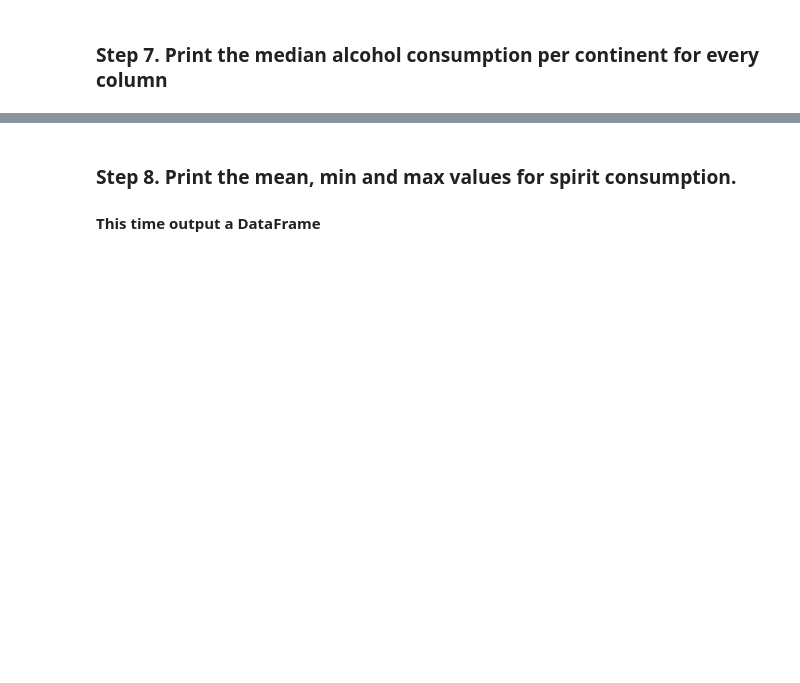
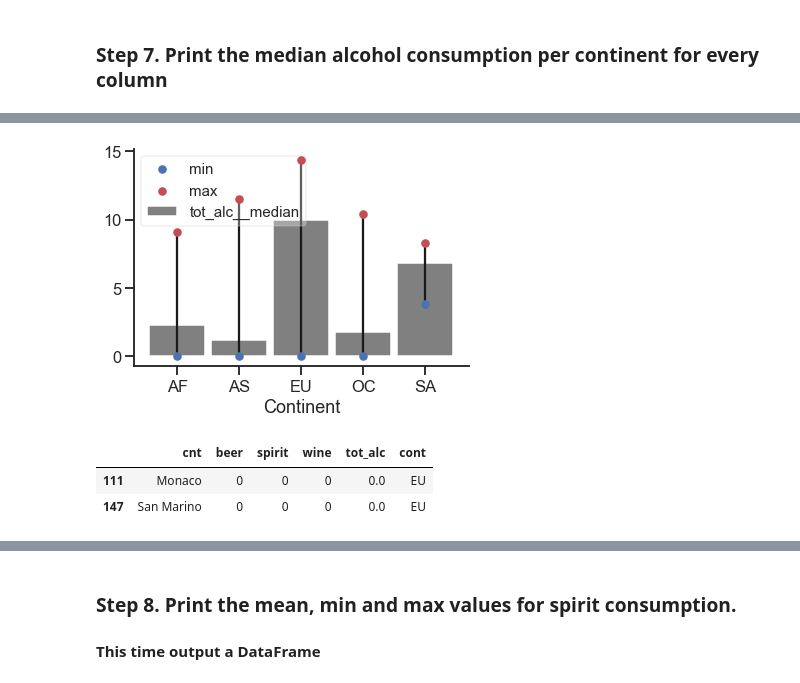
Before and after one commit to SmellyArmure/pandas_exercices_guipsamora, a Jupyter notebook: 03_Grouping/Alcohol_Consumption/Exercise.ipynb, the cells around one changed output, grey strips where cells are left out. Saved outputs shown, nothing was run; the diff lists cells and outputs as text; code cells hidden in the pictures; blank space fills up the shorter version.

```diff
--- a/03_Grouping/Alcohol_Consumption/Exercise.ipynb
+++ b/03_Grouping/Alcohol_Consumption/Exercise.ipynb
@@ -63,0 +86,6 @@ ValueError: Could not interpret input 'continent'
+# %%
+drinks.rename(columns={'country': 'cnt', 'beer_servings': 'beer',
+                       'spirit_servings': 'spirit', 'wine_servings': 'wine',
+                       'total_litres_of_pure_alcohol': 'tot_alc', 'continent': 'cont' },
+             inplace=True)
+drinks.head(2)
@@ -64,2 +96,6 @@ ValueError: Could not interpret input 'continent'
 # %% [markdown]
 ### Step 7. Print the median alcohol consumption per continent for every column
+# %%
+agg_df = drinks.groupby('cont').agg([np.median, min, max])
+agg_df.columns = ['__'.join(c).strip() for c in agg_df.columns.values]
+agg_df.head()
@@ -65,0 +110,22 @@ ValueError: Could not interpret input 'continent'
+# %%
+fig, ax = plt.subplots(1)
+ax.scatter(x=np.arange(5), y=agg_df.reset_index()['tot_alc__min'], s=50, c='b', label='min', zorder=10)
+ax.scatter(x=np.arange(5), y=agg_df.reset_index()['tot_alc__max'], s=50, c='r', label='max', zorder=10)
+ax.vlines(x=np.arange(5),
+          ymin=agg_df.reset_index()['tot_alc__min'],
+          ymax=agg_df.reset_index()['tot_alc__max'],
+          color='k', zorder=5)
+agg_df.reset_index().plot.bar(x='cont', y='tot_alc__median', width=0.9, ax=ax, rot=0,color='grey', zorder=2)
+ax.legend(frameon=1, loc='upper left', prop={'size': 15}).get_frame().set_alpha(0.3)
+ax.axis(option='square')
+ax.set_xlabel('Continent')
+sns.despine()
+# %% [output]
+[figure, added]
+# %%
+# Which country in Europe drink no alcohol ?
+drinks[(drinks['tot_alc']==0) & (drinks['cont']=='EU')]
+# %% [output]
+|  | cnt | beer | spirit | wine | tot_alc | cont |
+| 111 | Monaco | 0 | 0 | 0 | 0.0 | EU |
+| 147 | San Marino | 0 | 0 | 0 | 0.0 | EU |
```
Also changed, not shown: parts of 13 cells of this notebook, 2 other files.
